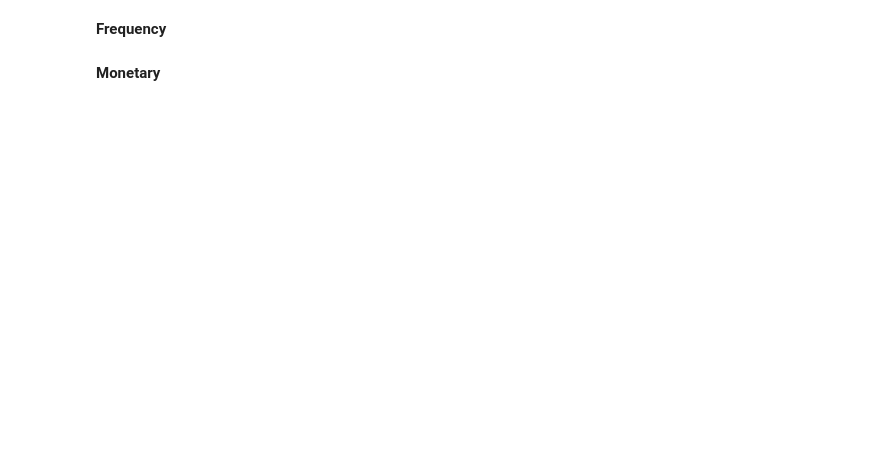
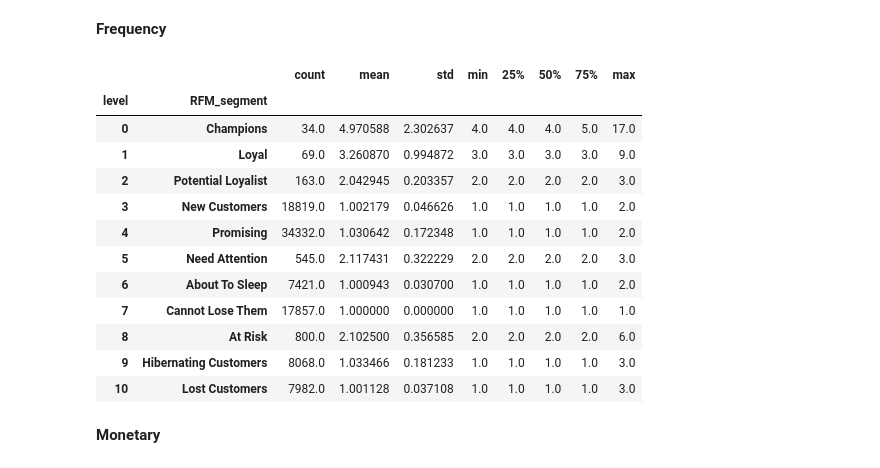
Before and after one commit to aridiawan/ecommerce-analysis, a Jupyter notebook: notebooks/4.0.1-data-analysis-cluster.ipynb, the cells around one changed output. Saved outputs shown, nothing was run; the diff lists cells and outputs as text; code cells hidden in the pictures; blank space fills up the shorter version.

```diff
--- a/notebooks/4.0.1-data-analysis-cluster.ipynb
+++ b/notebooks/4.0.1-data-analysis-cluster.ipynb
@@ -48,4 +89,20 @@ guide.rename(columns={'index':'level'}, inplace=True)
 # %% [markdown]
 **Frequency**
+# %%
+eda_rfm.groupby(['level','RFM_segment'])['frequency'].describe()
+# %% [output]
+|  |  | count | mean | std | min | 25% | 50% | 75% | max |
+| level | RFM_segment |  |  |  |  |  |  |  |  |
+| 0 | Champions | 34.0 | 4.970588 | 2.302637 | 4.0 | 4.0 | 4.0 | 5.0 | 17.0 |
+| 1 | Loyal | 69.0 | 3.260870 | 0.994872 | 3.0 | 3.0 | 3.0 | 3.0 | 9.0 |
+| 2 | Potential Loyalist | 163.0 | 2.042945 | 0.203357 | 2.0 | 2.0 | 2.0 | 2.0 | 3.0 |
+| 3 | New Customers | 18819.0 | 1.002179 | 0.046626 | 1.0 | 1.0 | 1.0 | 1.0 | 2.0 |
+| 4 | Promising | 34332.0 | 1.030642 | 0.172348 | 1.0 | 1.0 | 1.0 | 1.0 | 2.0 |
+| 5 | Need Attention | 545.0 | 2.117431 | 0.322229 | 2.0 | 2.0 | 2.0 | 2.0 | 3.0 |
+| 6 | About To Sleep | 7421.0 | 1.000943 | 0.030700 | 1.0 | 1.0 | 1.0 | 1.0 | 2.0 |
+| 7 | Cannot Lose Them | 17857.0 | 1.000000 | 0.000000 | 1.0 | 1.0 | 1.0 | 1.0 | 1.0 |
+| 8 | At Risk | 800.0 | 2.102500 | 0.356585 | 2.0 | 2.0 | 2.0 | 2.0 | 6.0 |
+| 9 | Hibernating Customers | 8068.0 | 1.033466 | 0.181233 | 1.0 | 1.0 | 1.0 | 1.0 | 3.0 |
+| 10 | Lost Customers | 7982.0 | 1.001128 | 0.037108 | 1.0 | 1.0 | 1.0 | 1.0 | 3.0 |
 # %% [markdown]
 **Monetary**
```
Also changed, not shown: parts of 9 cells of this notebook.
